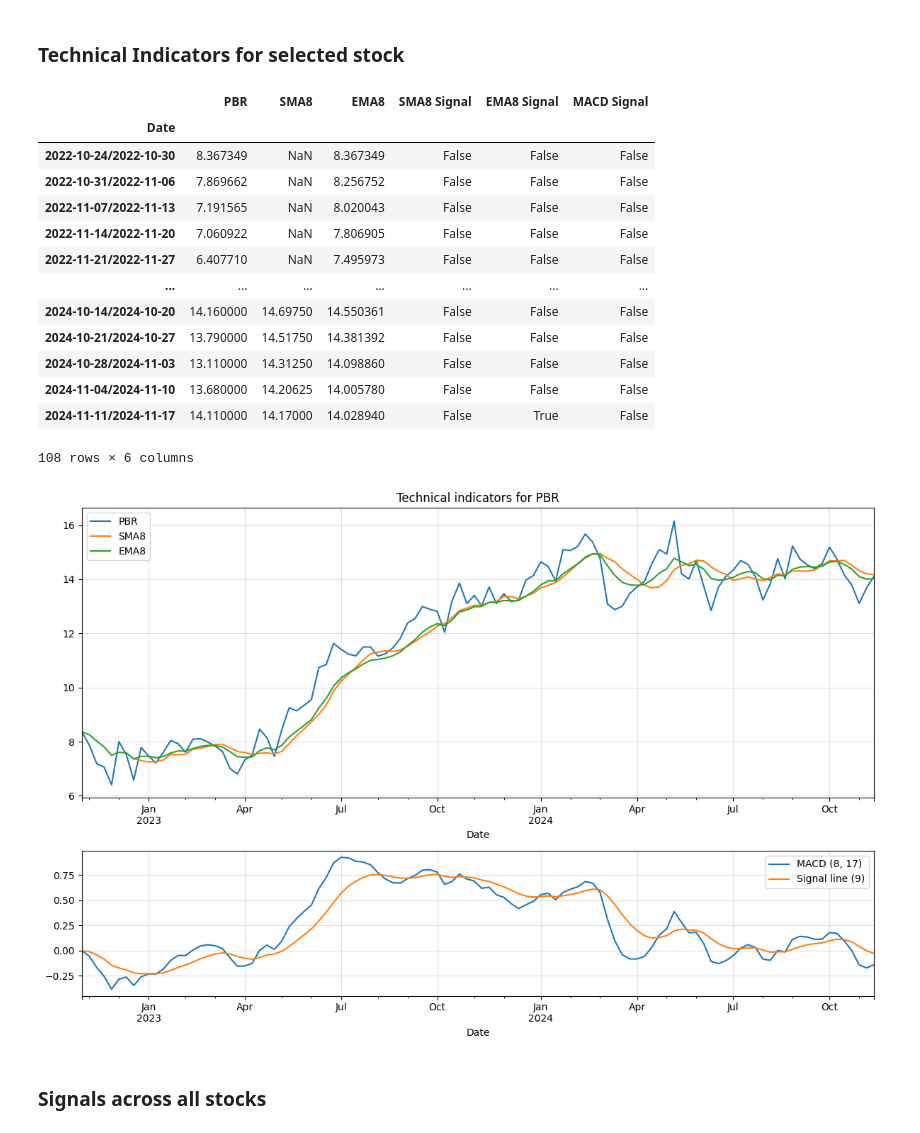
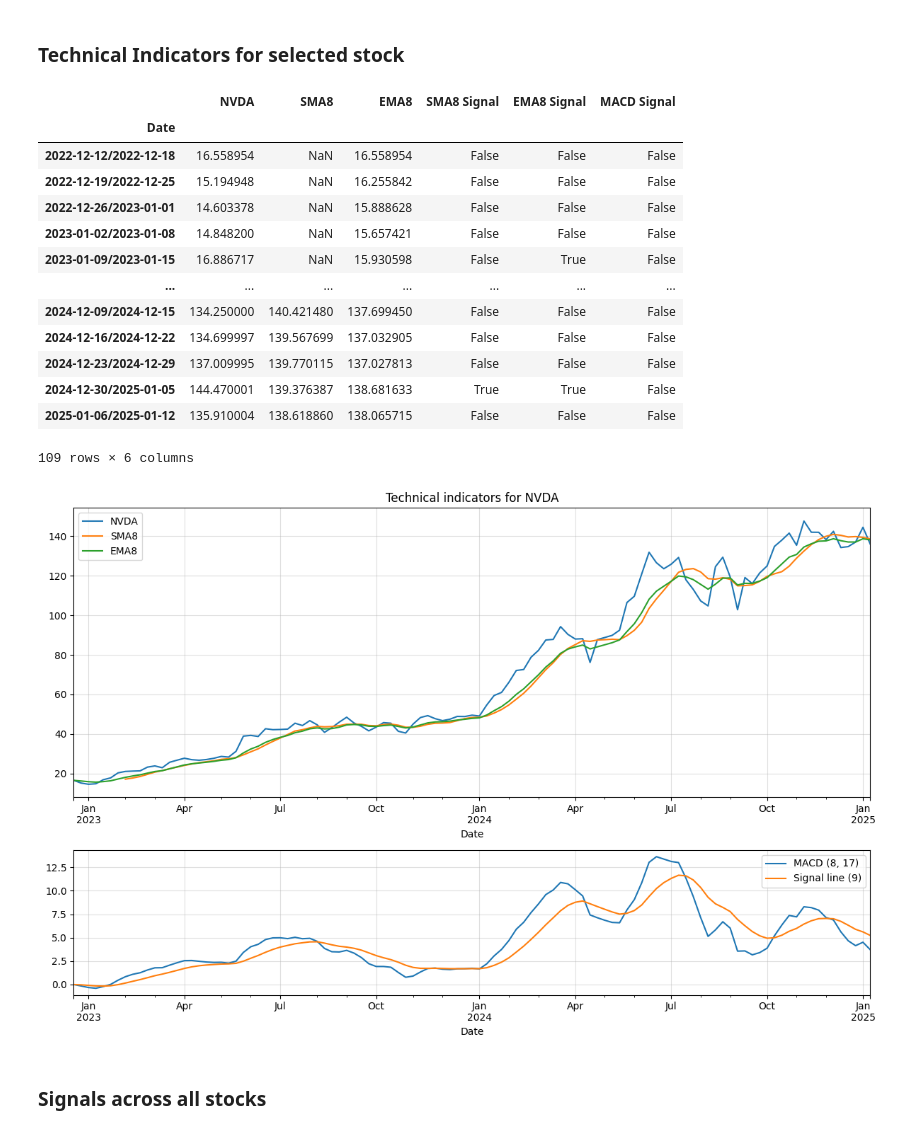
Before and after one commit to Jumarti96/Trii-stocks, a Jupyter notebook: 1. Trii Catalog Stock Pre-selection.ipynb, the cells around one changed output. Drawn from its saved outputs; the diff is of its cells as text; code cells hidden in the pictures.

```diff
--- a/1. Trii Catalog Stock Pre-selection.ipynb
+++ b/1. Trii Catalog Stock Pre-selection.ipynb
@@ -94,6 +96,7 @@ global_stocks = global_stocks_raw.loc[start_date:end_date].dropna(axis='columns'
 # Merge Col and Global stock prices and returns data
 rets = pd.concat([col_rets, global_rets], axis='columns')
 stocks = pd.concat([col_stocks, global_stocks], axis='columns')
+stocks = stocks.loc[:, rets.columns]
 # %% [markdown]
 ### **Initial examination**
 # %%
@@ -131,24 +134,24 @@ summary_stats
 # %% [markdown]
 ### **Technical Indicators for selected stock**
 # %%
-stock = 'PBR'#'GE'
+stock = 'NVDA'#'PBR'#'GE'
 rk.technical_indicators(stocks[stock], time_window=8, return_df=True, indicators=['SMA', 'EMA', 'MACD'], macd_params=[8, 17, 9])
 # %% [output]
-|  | PBR | SMA8 | EMA8 | SMA8 Signal | EMA8 Signal | MACD Signal |
+|  | NVDA | SMA8 | EMA8 | SMA8 Signal | EMA8 Signal | MACD Signal |
 | Date |  |  |  |  |  |  |
-| 2022-10-24/2022-10-30 | 8.367349 | NaN | 8.367349 | False | False | False |
-| 2022-10-31/2022-11-06 | 7.869662 | NaN | 8.256752 | False | False | False |
-| 2022-11-07/2022-11-13 | 7.191565 | NaN | 8.020043 | False | False | False |
-| 2022-11-14/2022-11-20 | 7.060922 | NaN | 7.806905 | False | False | False |
-| 2022-11-21/2022-11-27 | 6.407710 | NaN | 7.495973 | False | False | False |
+| 2022-12-12/2022-12-18 | 16.558954 | NaN | 16.558954 | False | False | False |
+| 2022-12-19/2022-12-25 | 15.194948 | NaN | 16.255842 | False | False | False |
+| 2022-12-26/2023-01-01 | 14.603378 | NaN | 15.888628 | False | False | False |
+| 2023-01-02/2023-01-08 | 14.848200 | NaN | 15.657421 | False | False | False |
+| 2023-01-09/2023-01-15 | 16.886717 | NaN | 15.930598 | False | True | False |
 | ... | ... | ... | ... | ... | ... | ... |
-| 2024-10-14/2024-10-20 | 14.160000 | 14.69750 | 14.550361 | False | False | False |
-| 2024-10-21/2024-10-27 | 13.790000 | 14.51750 | 14.381392 | False | False | False |
-| 2024-10-28/2024-11-03 | 13.110000 | 14.31250 | 14.098860 | False | False | False |
-| 2024-11-04/2024-11-10 | 13.680000 | 14.20625 | 14.005780 | False | False | False |
-| 2024-11-11/2024-11-17 | 14.110000 | 14.17000 | 14.028940 | False | True | False |
+| 2024-12-09/2024-12-15 | 134.250000 | 140.421480 | 137.699450 | False | False | False |
+| 2024-12-16/2024-12-22 | 134.699997 | 139.567699 | 137.032905 | False | False | False |
+| 2024-12-23/2024-12-29 | 137.009995 | 139.770115 | 137.027813 | False | False | False |
+| 2024-12-30/2025-01-05 | 144.470001 | 139.376387 | 138.681633 | True | True | False |
+| 2025-01-06/2025-01-12 | 135.910004 | 138.618860 | 138.065715 | False | False | False |
-108 rows × 6 columns
+109 rows × 6 columns
-[figure, old version]
+[figure, new version]
 # %% [markdown]
 ### **Signals across all stocks**
 # %%
```
Also changed, not shown: parts of 8 cells of this notebook, 14 other files.
